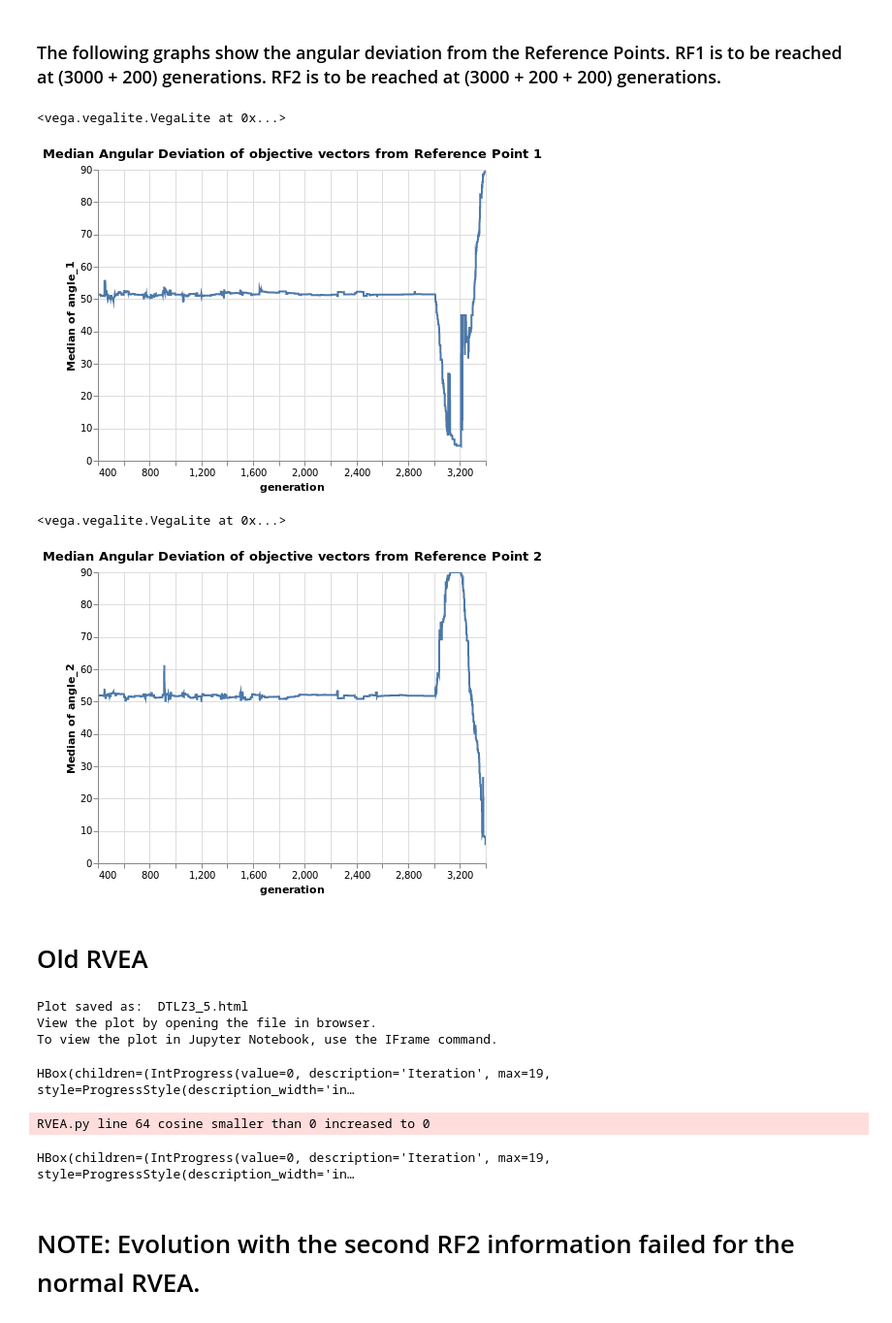
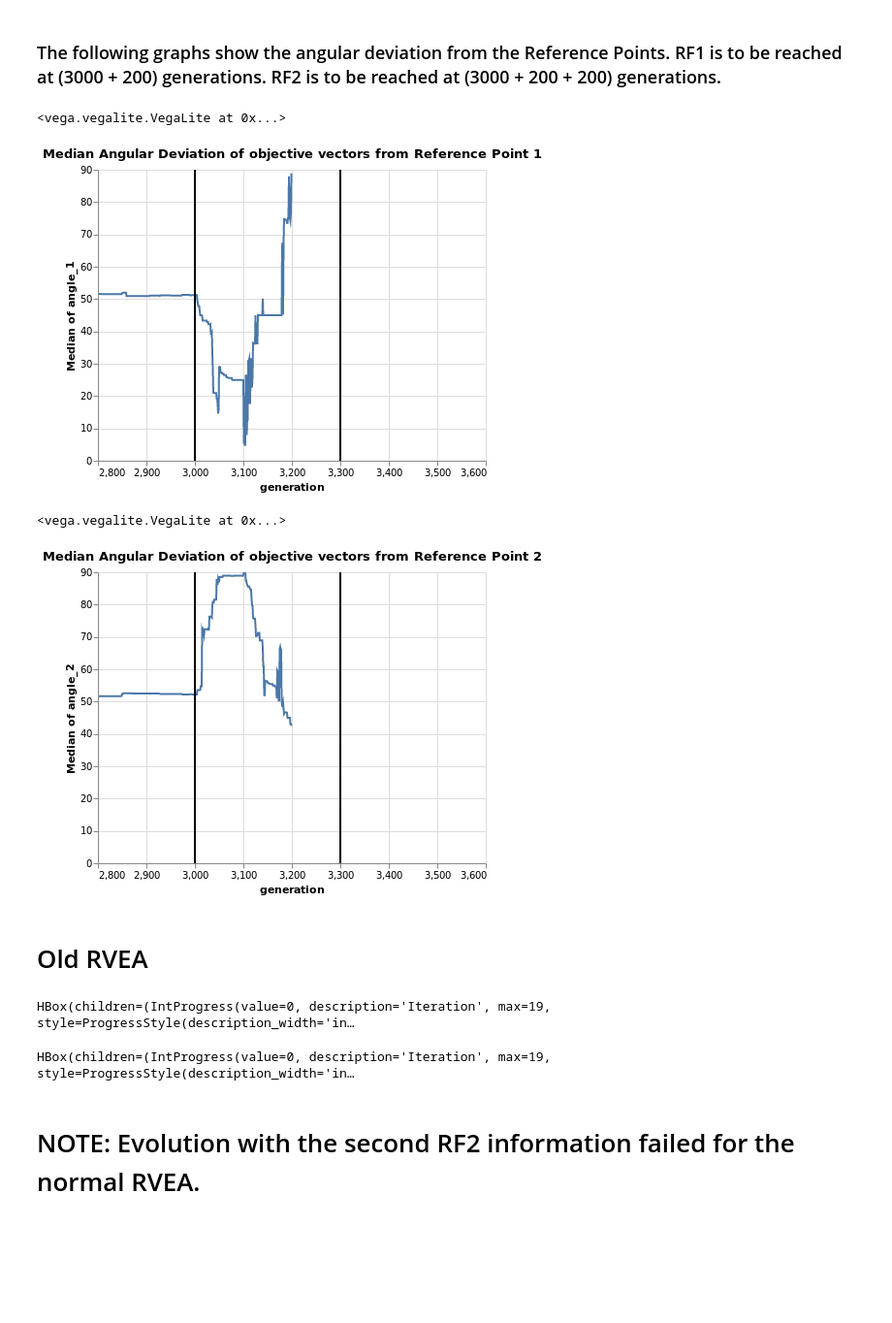
Before and after one commit to industrial-optimization-group/desdeo-emo, a Jupyter notebook: SlowRVEA.ipynb, the cells around one changed output. Shown: that part at 97% size. Drawn from its saved outputs; the diff is of its cells as text; code cells hidden in the pictures; blank space fills up the shorter version.

```diff
--- a/SlowRVEA.ipynb
+++ b/SlowRVEA.ipynb
@@ -13,7 +13,7 @@ RendererRegistry.enable('notebook')
 # %%
 name = "DTLZ3"
 k = 10
-numobj = 5
+numobj = 3
 numconst = 0
 numvar = numobj + k - 1
 problem = testProblem(name, numvar, numobj, numconst)
@@ -66,7 +66,9 @@ archive_df = pop.archive
 # %%
 objective_norms = archive_df['objective_values'].apply(lambda x: np.linalg.norm(x))
 archive_df['objective_norms'] = objective_norms
+archive_df['line1'] = 3000
+archive_df['line2']= 3300
 # %%
-x = alt.X('generation', scale=alt.Scale(domain=(500,3400)))
-y_obj = alt.Y('median(objective_norms)', scale=alt.Scale(type='log',domain=(1,10)))
+x = alt.X('generation', scale=alt.Scale(domain=(2800,3600)))
+y_obj = alt.Y('median(objective_norms)', scale=alt.Scale(domain=(0.8,1.2)))
 # %%
@@ -74,2 +76,5 @@ line = alt.Chart(archive_df).mark_line(clip=True).encode(x=x, y=y_obj).propertie
+# %%
+line1 = alt.Chart(archive_df).mark_rule().encode(x=alt.X('line1', axis=alt.Axis(title='generation')))
+line2 = alt.Chart(archive_df).mark_rule().encode(x=alt.X('line2', axis=alt.Axis(title='generation')))
 # %% [markdown]
 ### The following graph shows the magnitude of the reference vectors with generation count. Note that problem DTLZ3 has a radially symmetrical pareto front, with a radius of 1.
@@ -91,39 +96,35 @@ y_angle_2 = alt.Y('median(angle_2)')
 ### The following graphs show the angular deviation from the Reference Points. RF1 is to be reached at (3000 + 200) generations. RF2 is to be reached at (3000 + 200 + 200) generations.
 # %%
 line_angle_1 = alt.Chart(archive_df).mark_line(clip=True).encode(x=x, y=y_angle_1).properties(title='Median Angular Deviation of objective vectors from Reference Point 1')
-line_angle_1
+line_angle_1 + line1 + line2
 # %% [output]
 <vega.vegalite.VegaLite at 0x...>
-[figure, old version]
+[figure, new version]
 # %%
 line_angle_2 = alt.Chart(archive_df).mark_line(clip=True).encode(x=x, y=y_angle_2).properties(title='Median Angular Deviation of objective vectors from Reference Point 2')
-line_angle_2
+line_angle_2 + line1 + line2
 # %% [output]
 <vega.vegalite.VegaLite at 0x...>
-[figure, old version]
+[figure, new version]
 # %% [markdown]
 # Old RVEA
 # %%
-pop = Population(problem, assign_type="empty")
+pop = Population(problem, assign_type="empty", plotting=False)
 pop.evolve(slowRVEA, {"generations_per_iteration": 150, "iterations": 20})
 # %% [output]
-Plot saved as:  DTLZ3_5.html
-View the plot by opening the file in browser.
-To view the plot in Jupyter Notebook, use the IFrame command.
+HBox(children=(IntProgress(value=0, description='Iteration', max=19, style=ProgressStyle(description_width='in…
-HBox(children=(IntProgress(value=0, description='Iteration', max=19, style=ProgressStyle(description_width='in…
 # %%
 pop.evolve(
     slowRVEA,
     {
-        "generations_per_iteration": 10,
+        "generations_per_iteration": 15,
         "iterations": 20,
         "old_point": [1, 1, 0, 0, 0],
         "ref_point": [1, 1, 0, 0, 0],
     },
 )
 # %% [output]
-RVEA.py line 64 cosine smaller than 0 increased to 0
+HBox(children=(IntProgress(value=0, description='Iteration', max=19, style=ProgressStyle(description_width='in…
-HBox(children=(IntProgress(value=0, description='Iteration', max=19, style=ProgressStyle(description_width='in…
 # %% [markdown]
 # NOTE: Evolution with the second RF2 information failed for the normal RVEA.
 # %%
```
Also changed, not shown: parts of 12 cells of this notebook, 3 other files.
